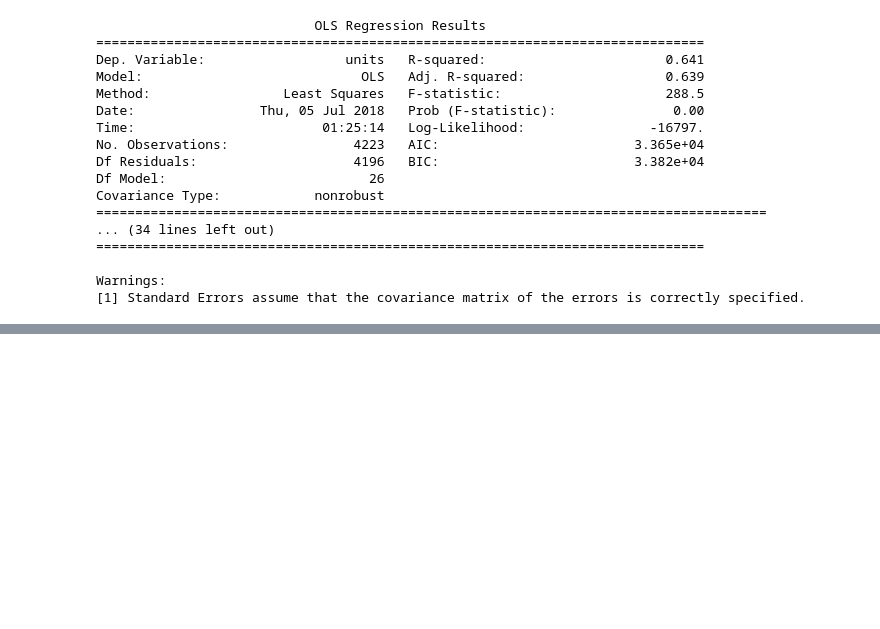
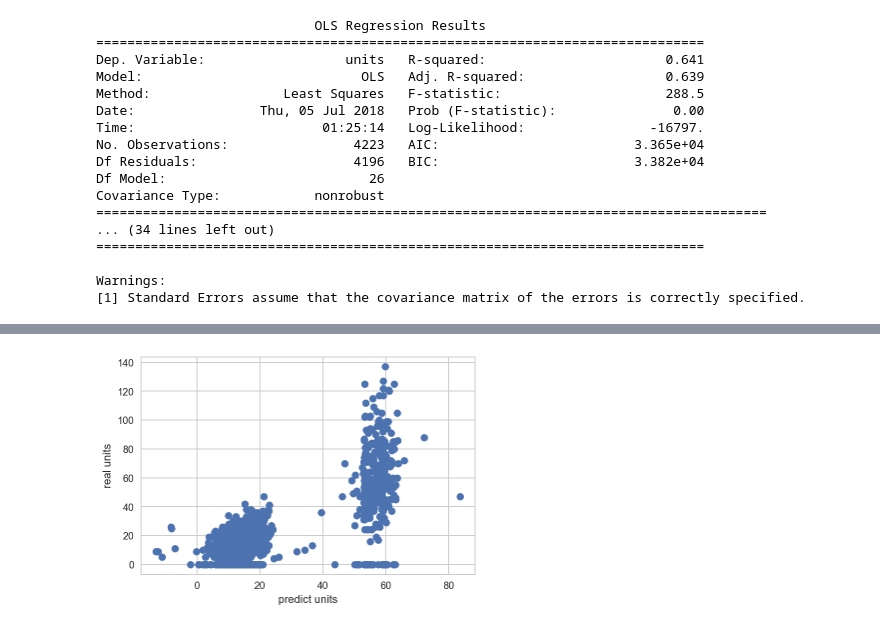
Before and after one commit to MaengHyoyeol/temp_repo, a Jupyter notebook: team_project/unit37.ipynb, the cells around one changed output, grey strips where cells are left out. Cells and saved outputs as stored; diff of their text form; code cells hidden in the pictures; blank space fills up the shorter version.

```diff
--- a/team_project/unit37.ipynb
+++ b/team_project/unit37.ipynb
@@ -229,5 +199,3 @@ model = sm.OLS.from_formula("units ~  C(store_nbr) + tmax + tmin + tavg + depart
 #model = sm.OLS.from_formula("units ~  date + store_nbr + tmax  + tavg + depart + dewpoint + wetbulb + snowfall + preciptotal + stnpressure + sealevel + avgspeed + resultspeed + resultdir + C(TS) + C(GR) + C(RA) + C(DZ) + C(SN) + C(SG) + C(GS) + C(PL) + C(FG2) + C(FG) + C(BR) + C(UP) + C(HZ) + C(FU) + C(DU) + C(SQ) + C(FZ) + C(MI) + C(PR) + C(BC) + C(BL) + C(weekend) + 0" , data = item37_df)
 
 result1 = model.fit()
-# %%
-item37['logunits'] = item37.units.apply(lambda X: np.log(X) + 1)
@@ -393,0 +288,2 @@ PatsyError: Error evaluating factor: ValueError: can only convert an array of si
+# %%
+predict37 = result4.predict(X_test)
@@ -394,2 +312,11 @@ PatsyError: Error evaluating factor: ValueError: can only convert an array of si
+# %%
+y37 = y_test[X_test.item_nbr == 37]
+# %%
+plt.scatter(predict37, y37)
+plt.xlabel('predict units')
+plt.ylabel('real units')
+plt.show()
+# %% [output]
+[figure, added]
 # %%
 pickle.dump( item37, open( "item37.p", "wb" ) )
```
Also changed, not shown: parts of 22 cells of this notebook, 5 other files.
